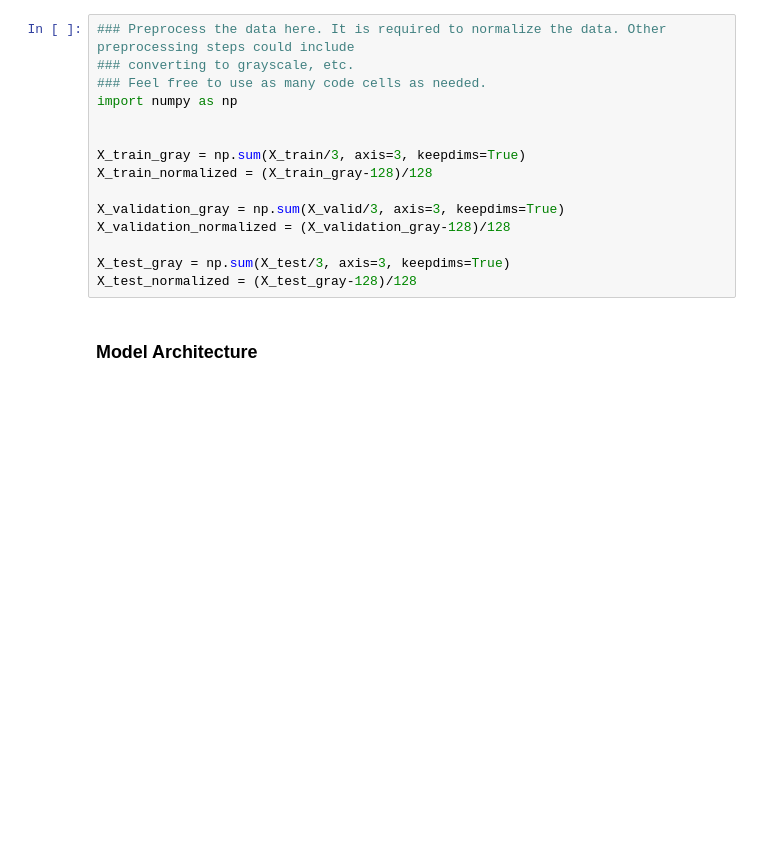
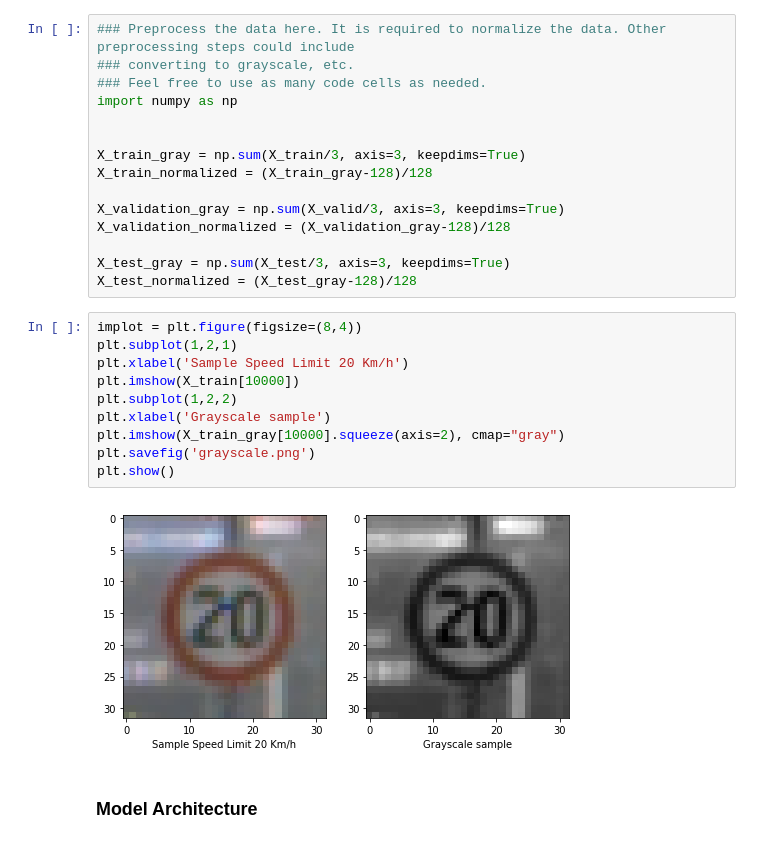
Before and after one commit to mrrocketraccoon/GermanTrafficSignClassifier, a Jupyter notebook: Traffic_Sign_Classifier.ipynb, the cells around one changed output. Cells and saved outputs as stored; diff of their text form; blank space fills up the shorter version.

```diff
--- a/Traffic_Sign_Classifier.ipynb
+++ b/Traffic_Sign_Classifier.ipynb
@@ -164,6 +165,18 @@ X_validation_normalized = (X_validation_gray-128)/128
 
 X_test_gray = np.sum(X_test/3, axis=3, keepdims=True)
 X_test_normalized = (X_test_gray-128)/128
+# %%
+implot = plt.figure(figsize=(8,4))
+plt.subplot(1,2,1)
+plt.xlabel('Sample Speed Limit 20 Km/h')
+plt.imshow(X_train[10000])
+plt.subplot(1,2,2)
+plt.xlabel('Grayscale sample')
+plt.imshow(X_train_gray[10000].squeeze(axis=2), cmap="gray")
+plt.savefig('grayscale.png')
+plt.show()
+# %% [output]
+[figure, added]
 # %% [markdown]
 ### Model Architecture
 # %%
```
Also changed, not shown: parts of 10 cells of this notebook, 6 other files.
